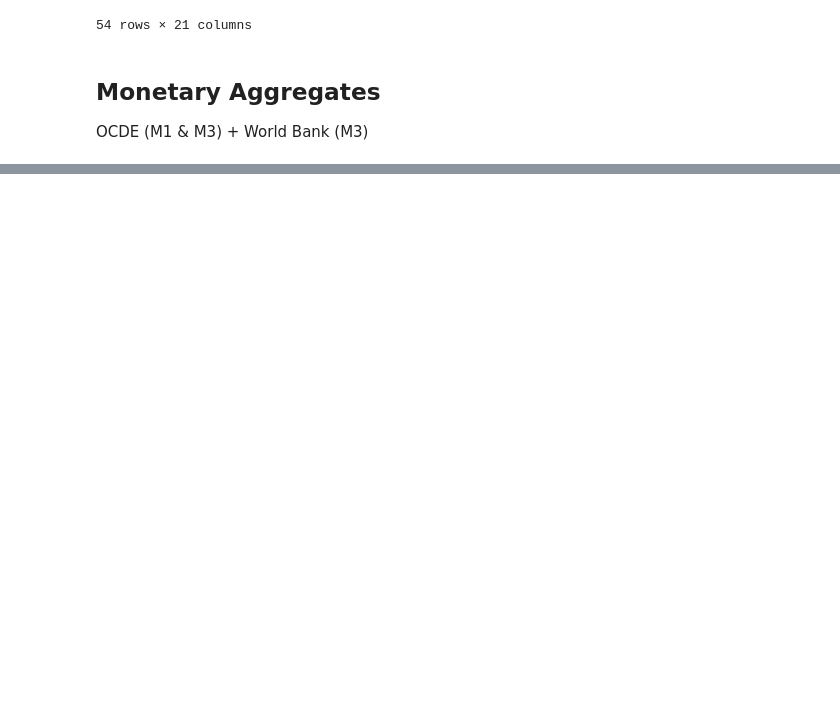
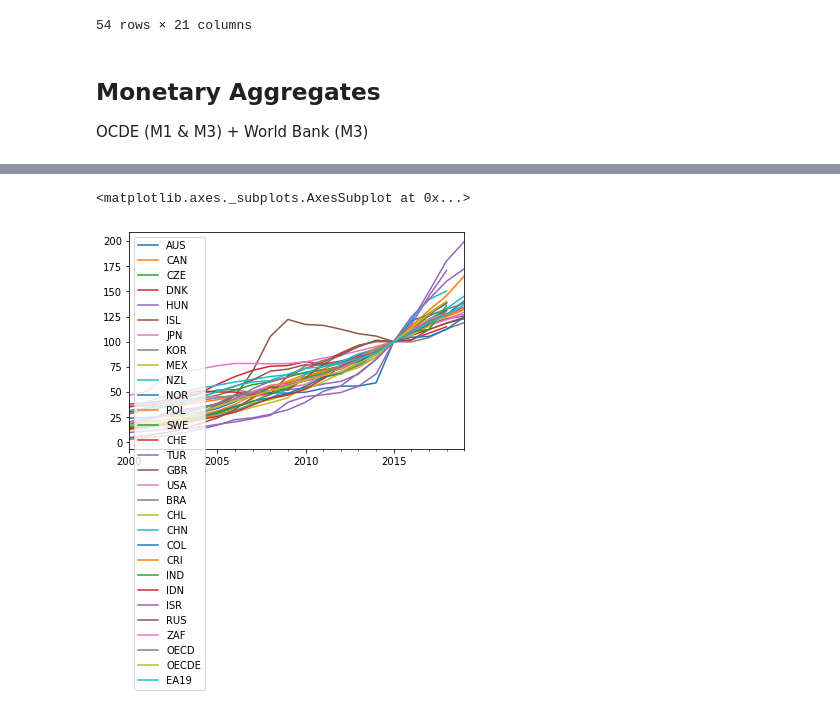
Before and after one commit to felipe-fp/corcovado, a Jupyter notebook: countries_comparison/countries.ipynb, the cells around one changed output, grey strips where cells are left out. Cells and saved outputs as stored; diff of their text form; code cells hidden in the pictures; blank space fills up the shorter version.

```diff
--- a/countries_comparison/countries.ipynb
+++ b/countries_comparison/countries.ipynb
@@ -158,0 +187,5 @@ M1_ocde
+# %%
+M1_ocde.plot()
+# %% [output]
+<matplotlib.axes._subplots.AxesSubplot at 0x...>
+[figure, added]
```
Also changed, not shown: parts of 5 cells of this notebook.
